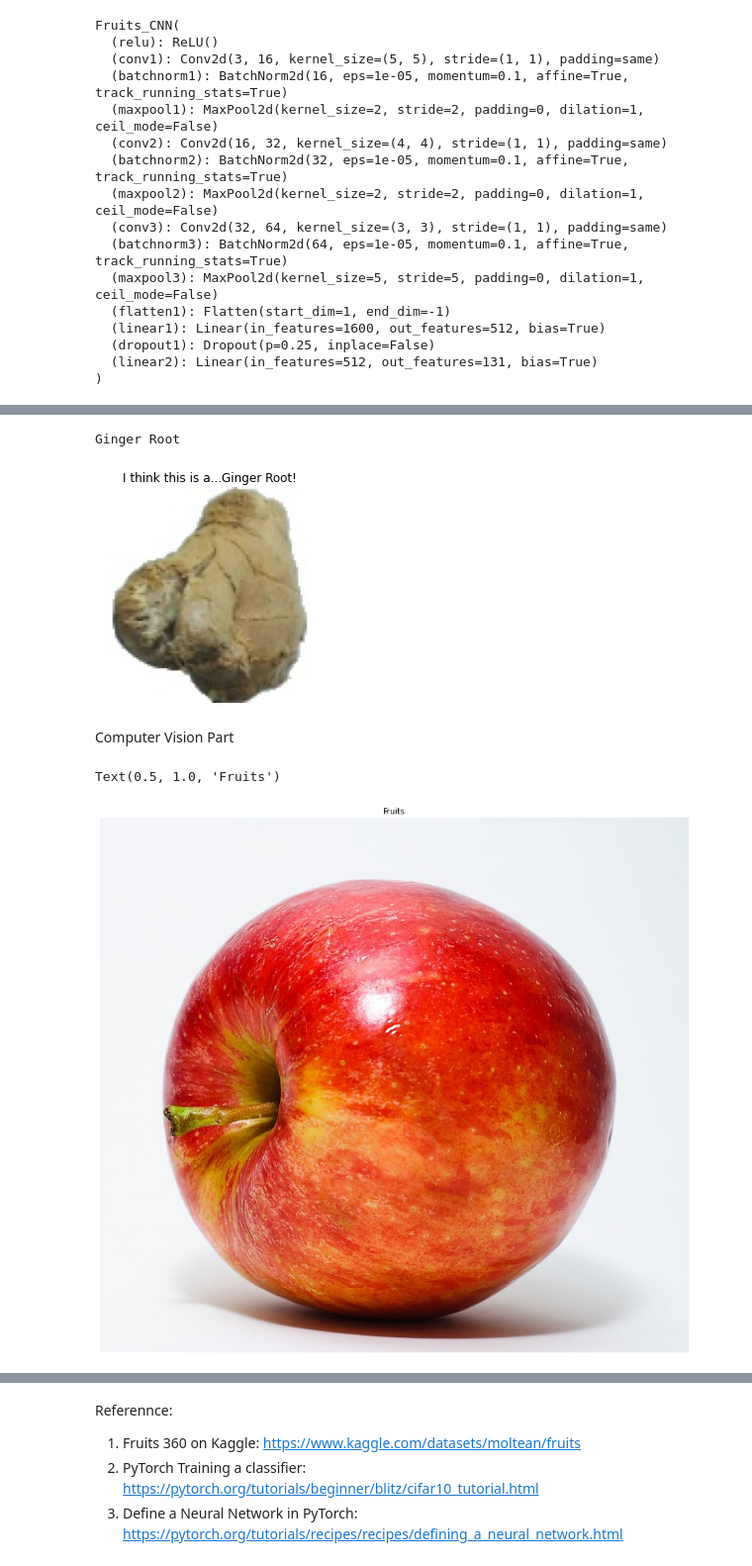
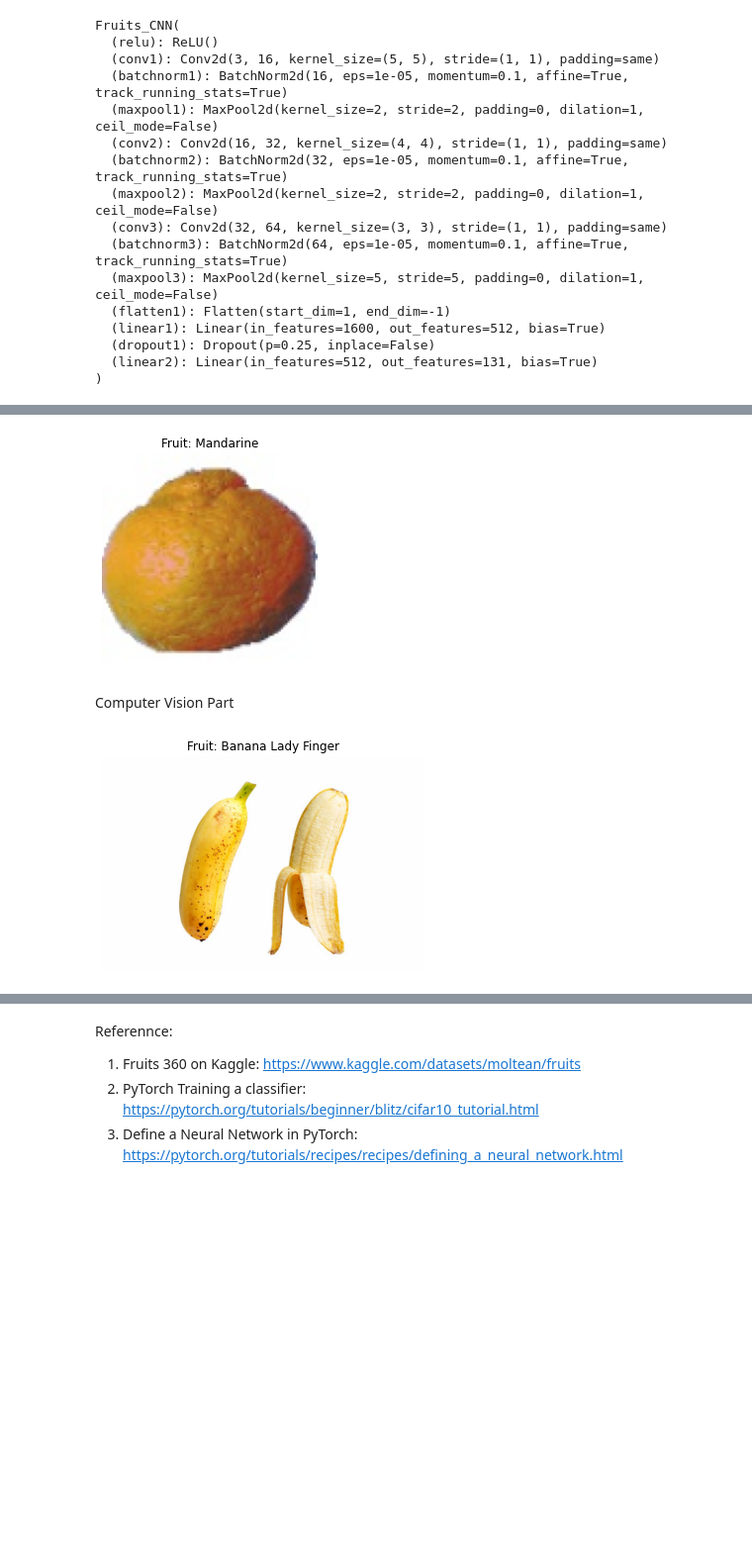
Before and after one commit to JODGEW/Fruit-Classification, a Jupyter notebook: classification.ipynb, the cells around one changed output, grey strips where cells are left out. Shown at 99% size. Saved outputs shown, nothing was run; the diff lists cells and outputs as text; code cells hidden in the pictures; blank space fills up the shorter version.

```diff
--- a/classification.ipynb
+++ b/classification.ipynb
@@ -427,20 +427,16 @@ index = {idx: key for (key, idx) in train_set.class_to_idx.items()}
 fruits = glob('../archive/fruits-360_dataset/fruits-360/Test/*/*.jpg', recursive=True)
 # %%
 def what_fruit_is_this(fruit_path):
-    #img = Image.open(fruit_path)
     img = img = cv2.imread(fruit_path)
     img = cv2.cvtColor(img, cv2.COLOR_BGR2RGB)
     x = torch.autograd.Variable(transform(img)).unsqueeze(0)
     output = model(x)
-    #prediction = torch.max(output, 1)
     prediction_idx = torch.max(output, 1)[1]
     prediction = test_set.classes[prediction_idx]
 
-    print(prediction)
-
     plt.imshow(img)
     plt.axis('off')
-    plt.title('I think this is a...' + prediction + '!')
+    plt.title('Fruit: ' + prediction)
 # %%
 random.choice(fruits)
 # %% [output]
@@ -448,17 +444,10 @@ random.choice(fruits)
 # %%
 what_fruit_is_this(random.choice(fruits))
 # %% [output]
-Ginger Root
-[figure, old version]
+[figure, new version]
 # %% [markdown]
 Computer Vision Part
-# %%
-img = cv2.imread('../apple_test.jpg')
-img = cv2.cvtColor(img, cv2.COLOR_BGR2RGB)
-fig = plt.figure(figsize=(16, 16))
-plt.imshow(img)
-plt.axis('off')
-plt.title('Fruits')
-# %% [output]
-Text(0.5, 1.0, 'Fruits')
-[figure, removed]
+# %%
+what_fruit_is_this('../fruits/bananas_2.jpg')
+# %% [output]
+[figure, added]
```
Also changed, not shown: parts of 10 cells of this notebook, 5 other files.
